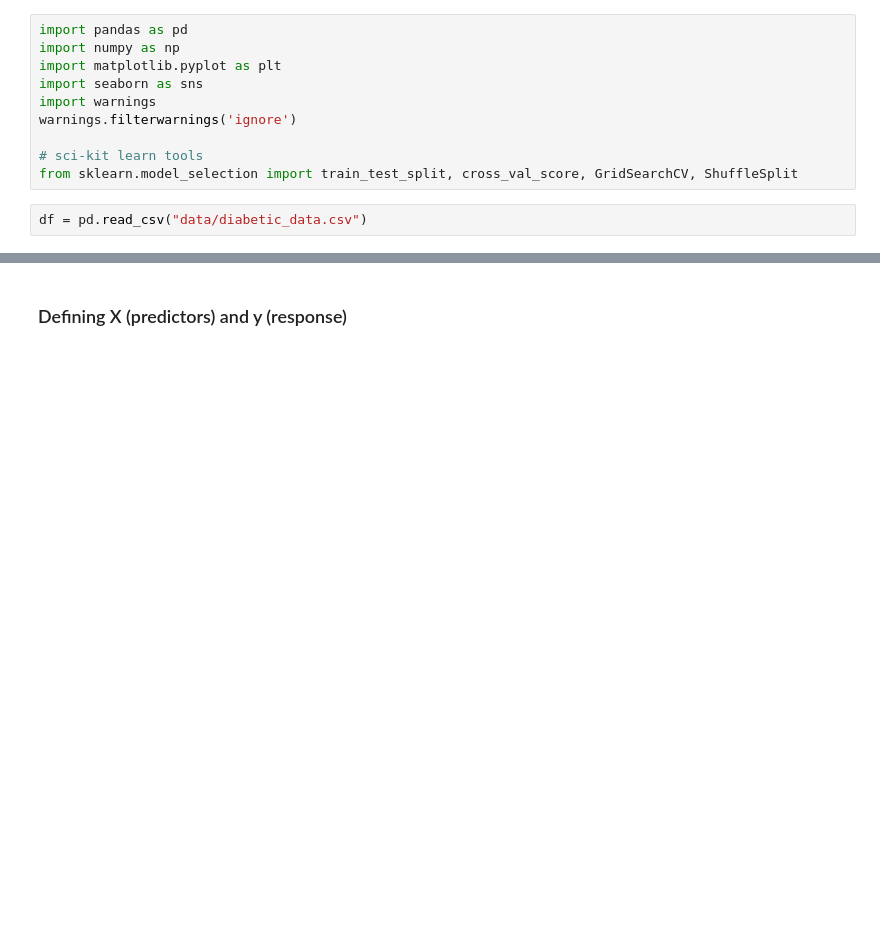
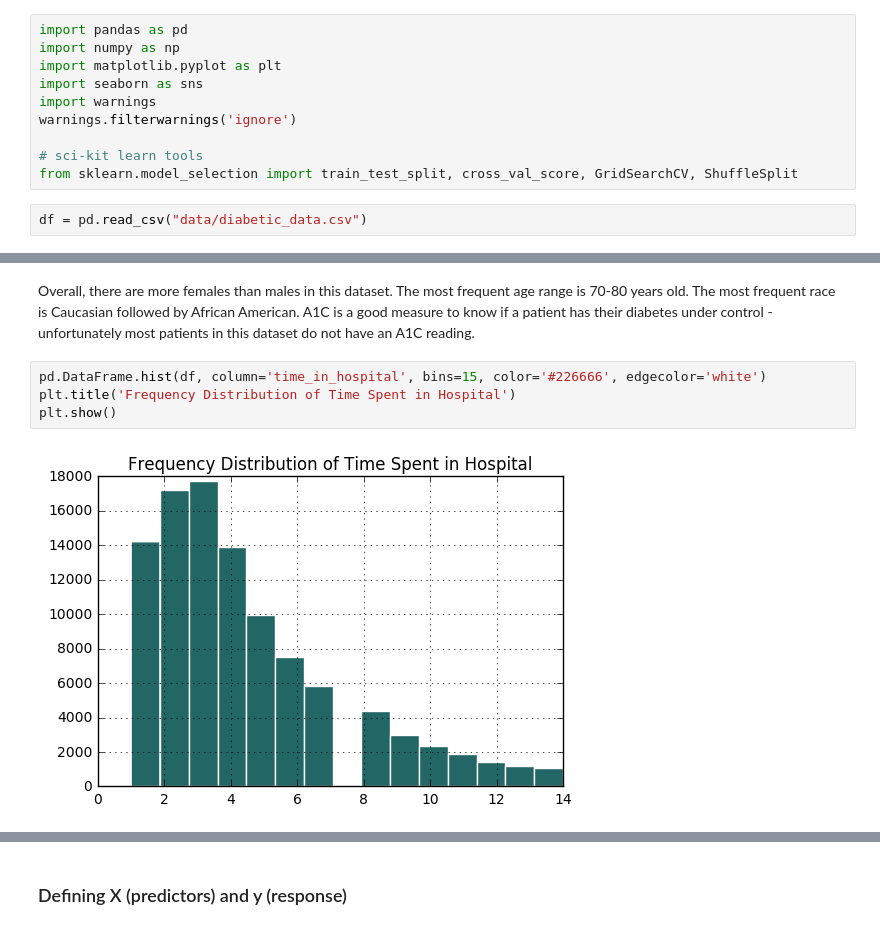
Before and after one commit to rikithamanjunath/diabetes-readmission, a Jupyter notebook: analysis.ipynb, the cells around one changed output, grey strips where cells are left out. Saved outputs shown, nothing was run; the diff lists cells and outputs as text; blank space fills up the shorter version.

```diff
--- a/analysis.ipynb
+++ b/analysis.ipynb
@@ -16,0 +57,8 @@ This dataset is from Virginia Commonwealth University and contains medical data
+# %% [markdown]
+Overall, there are more females than males in this dataset. The most frequent age range is 70-80 years old. The most frequent race is Caucasian followed by African American. A1C is a good measure to know if a patient has their diabetes under control - unfortunately most patients in this dataset do not have an A1C reading.
+# %%
+pd.DataFrame.hist(df, column='time_in_hospital', bins=15, color='#226666', edgecolor='white')
+plt.title('Frequency Distribution of Time Spent in Hospital')
+plt.show()
+# %% [output]
+[figure, added]
```
Also changed, not shown: parts of 16 cells of this notebook.
